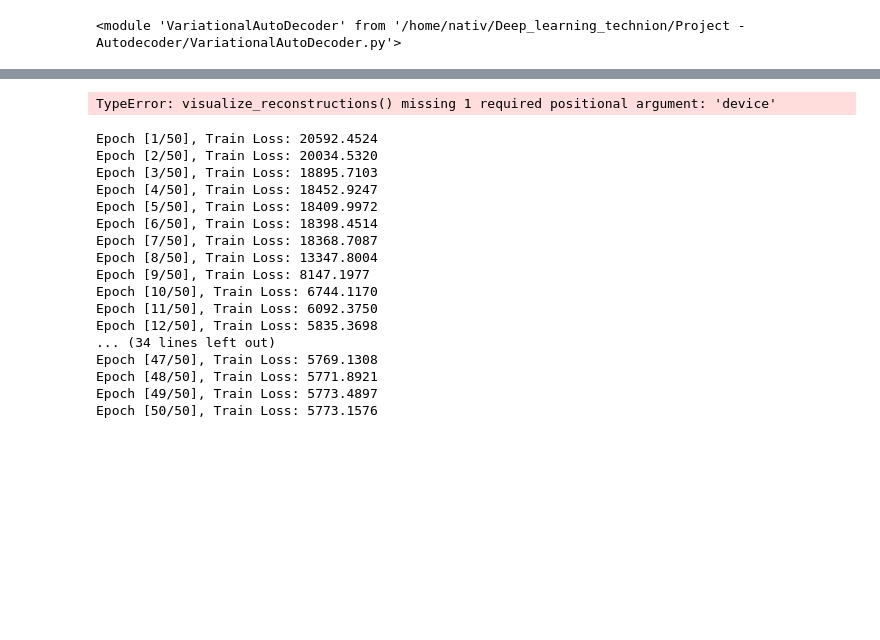
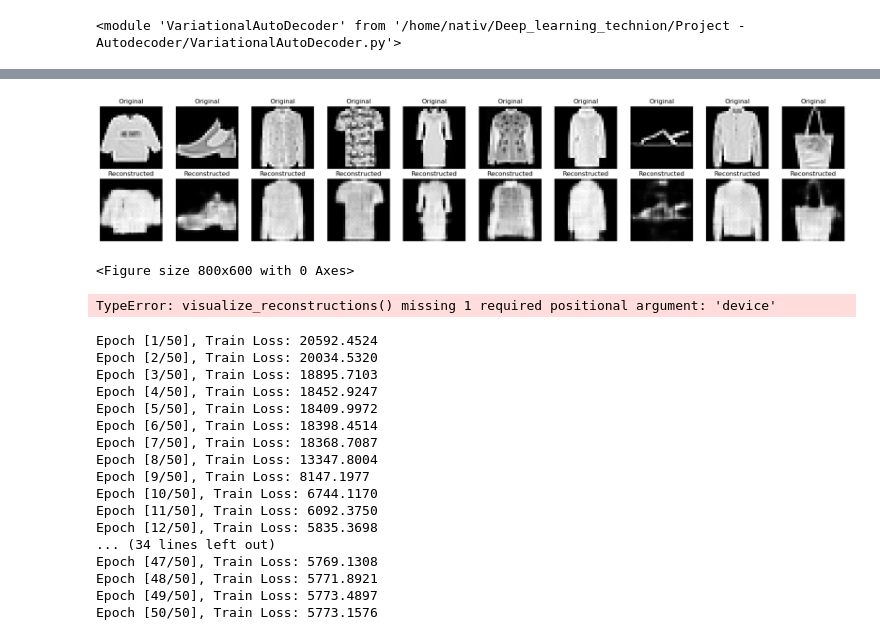
Before and after one commit to NatPath/Deep_learning_technion, a Jupyter notebook: Project - Autodecoder/AD_project_part2.ipynb, the cells around one changed output, grey strips where cells are left out. Cells and saved outputs as stored; diff of their text form; code cells hidden in the pictures; blank space fills up the shorter version.

Commit message:
some progress,tsne vad results look fine but maybe we can do better. need to try the interpolation and thats about it

```diff
--- a/Project - Autodecoder/AD_project_part2.ipynb
+++ b/Project - Autodecoder/AD_project_part2.ipynb
@@ -100,5 +112,12 @@ VAD.plot_learning_curve(train_losses)
 # %%
-VAD.visualize_vad_reconstructions(vae, test_dl, dist_params, device, distribution='gaussian', num_samples=10)
+VAD.visualize_vad_reconstructions(vad, train_dl, dist_params, device, distribution='gaussian', num_samples=10)
+# %% [output]
+[figure, added]
+# %%
+train_latents = VAD.reparameterize(distribution, *dist_params)
+plot_tsne(train_ds, train_latents, "part2_train_tsne.png", plot_title="t-SNE Plot")
+# %% [output]
+<Figure size 800x600 with 0 Axes>
 # %%
 # Visualize reconstructions
 VAD.visualize_reconstructions(vad, test_dl, device, num_samples=5)
```
Also changed, not shown: parts of 6 cells of this notebook, 1 other file.
